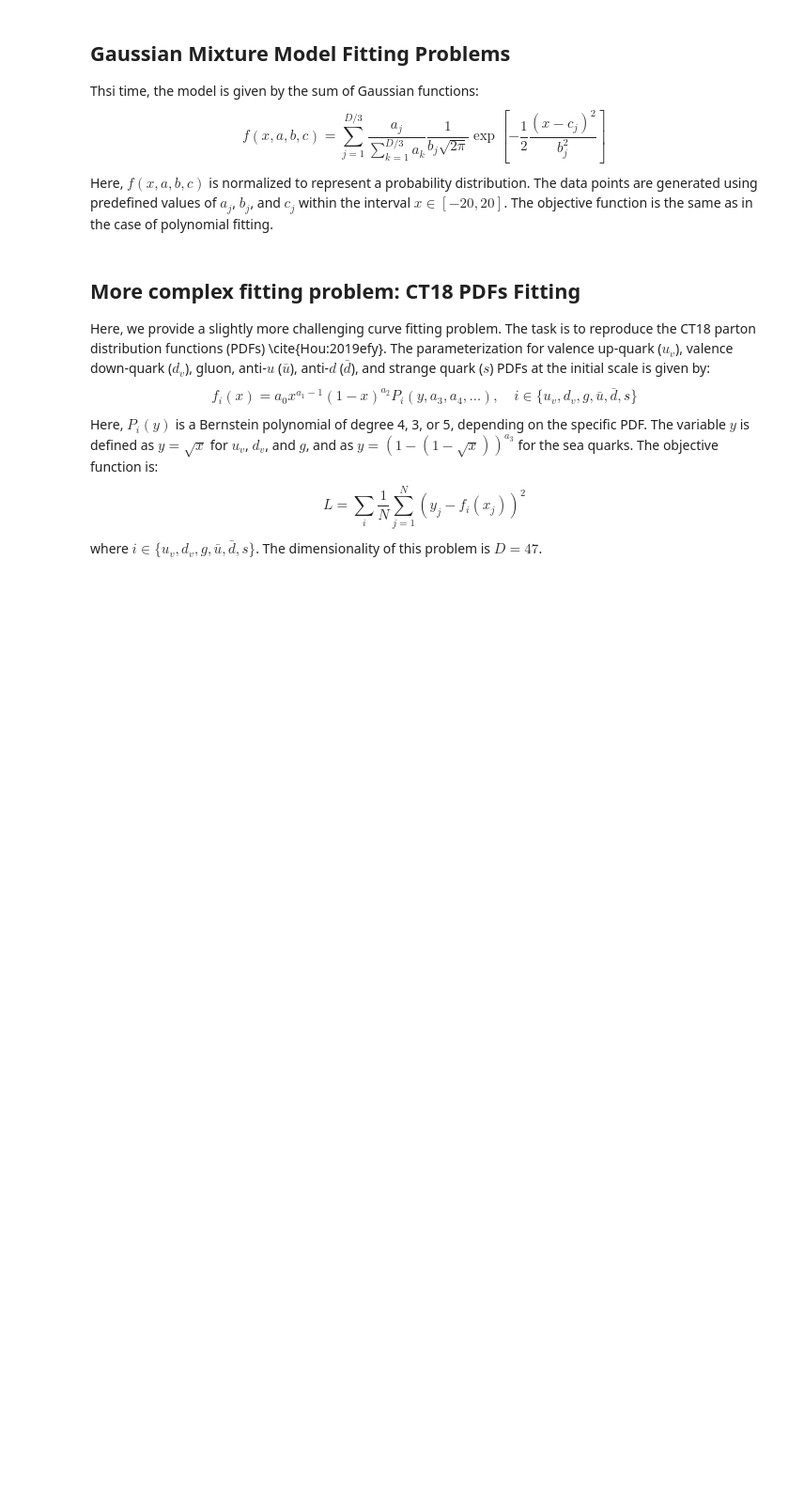
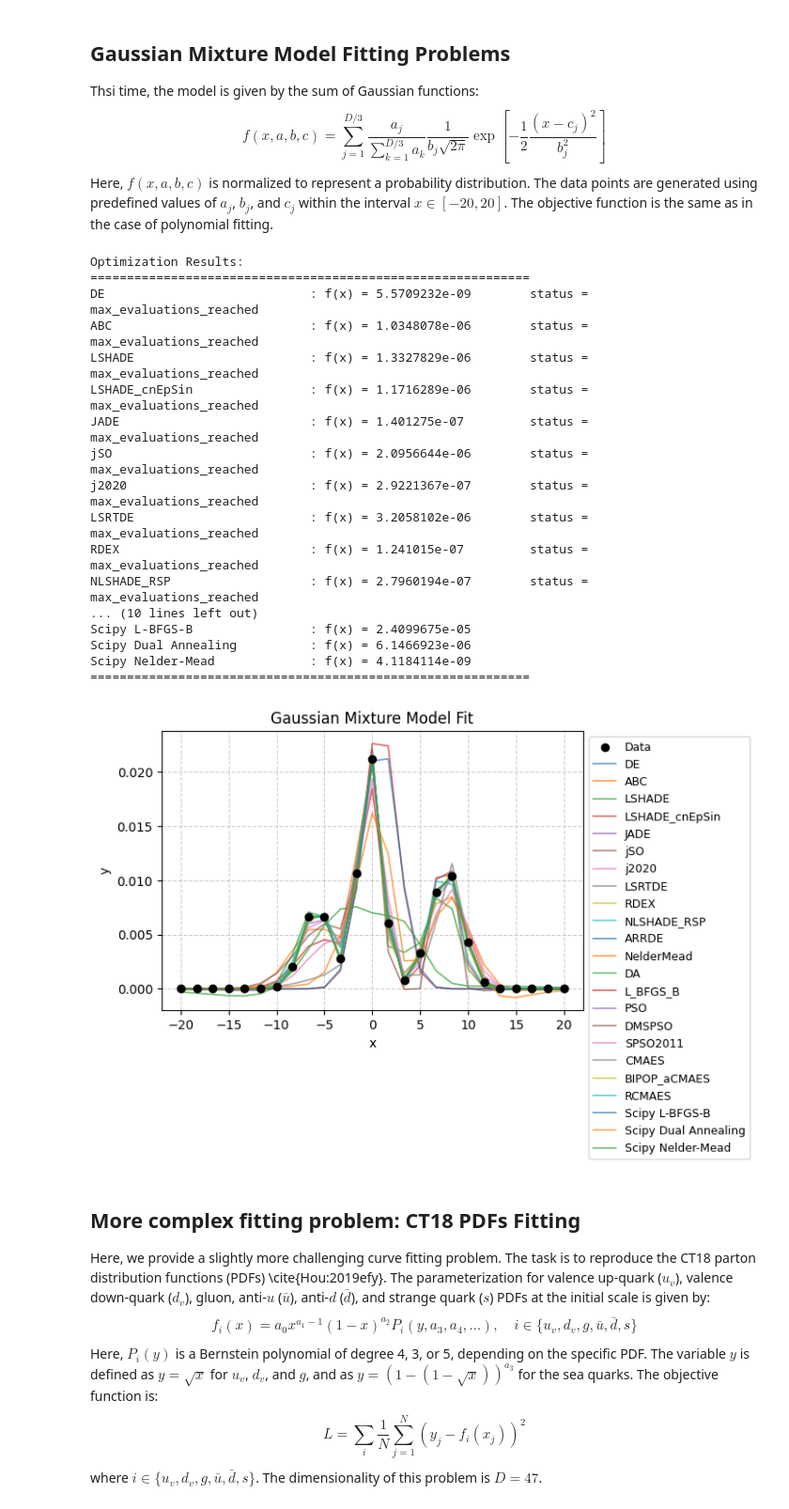
Before and after one commit to khoirulmuzakka/Minion, a Jupyter notebook: docs/source/minionpy/minimizer.ipynb, the cells around one changed output. Shown at 94% size. Cells and saved outputs as stored; diff of their text form; code cells hidden in the pictures; blank space fills up the shorter version.

```diff
--- a/docs/source/minionpy/minimizer.ipynb
+++ b/docs/source/minionpy/minimizer.ipynb
@@ -650,8 +762,8 @@ def objective_function_vect(params):
 bounds = [(-10, 10)] * dimension
 Nmaxeval = 10000
 algos = [
-    "DE", "ABC", "LSHADE", "LSHADE_cnEpSin", "JADE", "jSO", "j2020", "LSRTDE", "NLSHADE_RSP",
-        "ARRDE", "NelderMead", "DA", "L_BFGS_B", "PSO", "DMSPSO", "SPSO2011", "CMAES", "BIPOP_aCMAES"
+    "DE", "ABC", "LSHADE", "LSHADE_cnEpSin", "JADE", "jSO", "j2020", "LSRTDE",  "RDEX", "NLSHADE_RSP",
+        "ARRDE", "NelderMead", "DA", "L_BFGS_B", "PSO", "DMSPSO", "SPSO2011", "CMAES", "BIPOP_aCMAES", "RCMAES"
 ]
 
 x0 = [[1.0 for _ in range(dimension)]]
@@ -670,33 +782,52 @@ for algo in algos:
         algo=algo, maxevals=Nmaxeval, callback=None, seed=None,
         options={"population_size": 0, "f_tol": 0.0}
     ).optimize()
 
     print(f"{algo:<30}: f(x) = {res.fun:<20.8g} status = {res.status}")
     plt.plot(x_data, gmm_model(x_data, res.x), label=algo, linewidth=1.2, alpha=0.7)
 
 # Run SciPy Optimizers
 scipy_algorithms = [
     ("Scipy L-BFGS-B", minimize, {"x0": x0[0], "bounds": bounds, "method": "L-BFGS-B", "options": {"maxfun": Nmaxeval}}),
     ("Scipy Dual Annealing", dual_annealing, {"x0": x0[0],"bounds": bounds, "maxfun": Nmaxeval, "no_local_search": False}),
     ("Scipy Nelder-Mead", minimize, {"x0": x0[0],  "bounds": bounds,"method": "Nelder-Mead", "options": {"maxfev": Nmaxeval, "adaptive": True}}),
 ]
 
 for name, func_opt, kwargs in scipy_algorithms:
     res = func_opt(objective_function, **kwargs)
     print(f"{name:<30}: f(x) = {res.fun:<20.8g}")
     plt.plot(x_data, gmm_model(x_data, res.x), label=name, linewidth=1.2, alpha=0.7)
 
 print("=" * 60)
 
 # Plot Formatting
 plt.legend(loc="upper left", bbox_to_anchor=(1, 1), fontsize=9)
 plt.title("Gaussian Mixture Model Fit")
 plt.xlabel("x")
 plt.ylabel("y")
 plt.grid(True, linestyle="--", alpha=0.6)
 plt.show()
 
 executor.shutdown()
+# %% [output]
+Optimization Results:
+============================================================
+DE                            : f(x) = 5.5709232e-09        status = max_evaluations_reached
+ABC                           : f(x) = 1.0348078e-06        status = max_evaluations_reached
+LSHADE                        : f(x) = 1.3327829e-06        status = max_evaluations_reached
+LSHADE_cnEpSin                : f(x) = 1.1716289e-06        status = max_evaluations_reached
+JADE                          : f(x) = 1.401275e-07         status = max_evaluations_reached
+jSO                           : f(x) = 2.0956644e-06        status = max_evaluations_reached
+j2020                         : f(x) = 2.9221367e-07        status = max_evaluations_reached
+LSRTDE                        : f(x) = 3.2058102e-06        status = max_evaluations_reached
+RDEX                          : f(x) = 1.241015e-07         status = max_evaluations_reached
+NLSHADE_RSP                   : f(x) = 2.7960194e-07        status = max_evaluations_reached
+... (10 lines left out)
+Scipy L-BFGS-B                : f(x) = 2.4099675e-05
+Scipy Dual Annealing          : f(x) = 6.1466923e-06
+Scipy Nelder-Mead             : f(x) = 4.1184114e-09
+============================================================
+[figure, added]
 # %% [markdown]
 ## More complex fitting problem: CT18 PDFs Fitting
 
```
Also changed, not shown: parts of 13 cells of this notebook, 12 other files.
